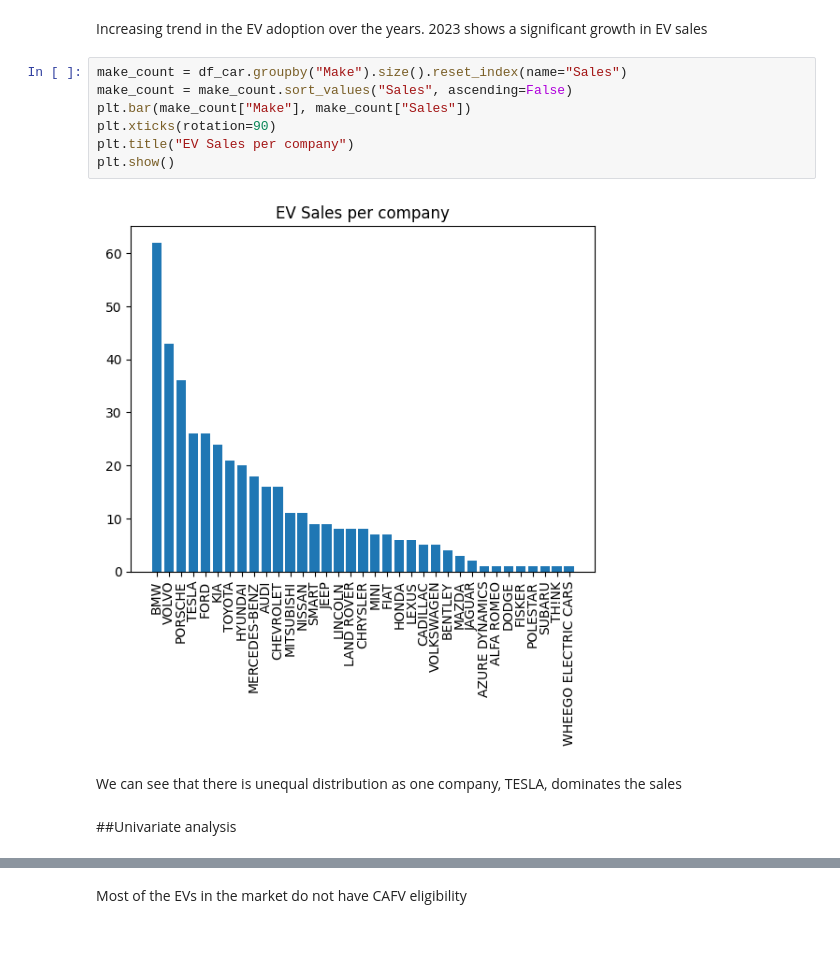
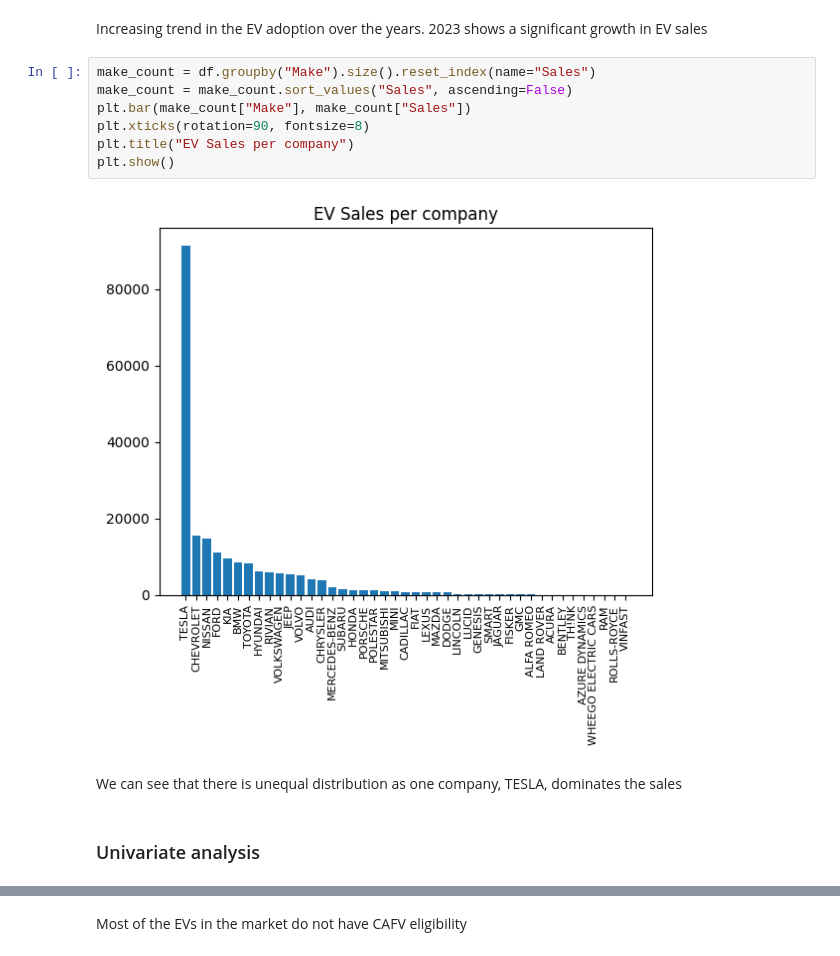
Before and after one commit to amitsingh2409/DA204o-Decoding-the-EV-Adoption, a Jupyter notebook: code/03-EDA.ipynb, the cells around one changed output, grey strips where cells are left out. Saved outputs shown, nothing was run; the diff lists cells and outputs as text.

```diff
--- a/code/03-EDA.ipynb
+++ b/code/03-EDA.ipynb
@@ -66,15 +40,15 @@ plt.show()
 # %% [markdown]
 Increasing trend in the EV adoption over the years. 2023 shows a significant growth in EV sales
 # %%
-make_count = df_car.groupby("Make").size().reset_index(name="Sales")
+make_count = df.groupby("Make").size().reset_index(name="Sales")
 make_count = make_count.sort_values("Sales", ascending=False)
 plt.bar(make_count["Make"], make_count["Sales"])
-plt.xticks(rotation=90)
+plt.xticks(rotation=90, fontsize=8)
 plt.title("EV Sales per company")
 plt.show()
 # %% [output]
-[figure, old version]
+[figure, new version]
 # %% [markdown]
 We can see that there is unequal distribution as one company, TESLA, dominates the sales
 # %% [markdown]
-##Univariate analysis
+### Univariate analysis
```
Also changed, not shown: parts of 25 cells of this notebook, 2 other files.
